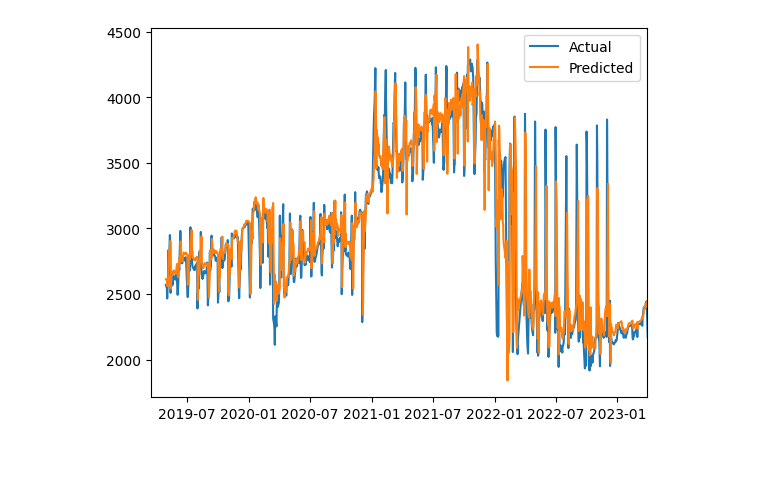
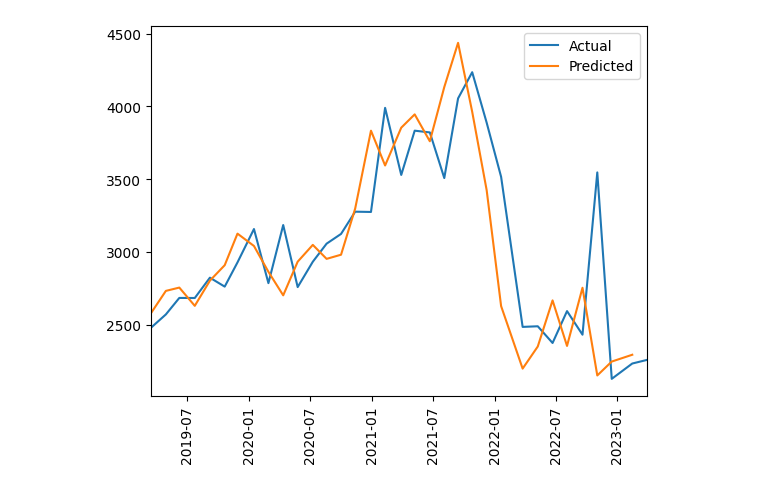
Before and after one commit to alexandrgsv/stock_prediction_models, a Jupyter notebook: MMVB_LSTM_new.ipynb, the cells around one changed output. Drawn from its saved outputs; the diff is of its cells as text; code cells hidden in the pictures; blank space fills up the shorter version.

```diff
--- a/MMVB_LSTM_new.ipynb
+++ b/MMVB_LSTM_new.ipynb
@@ -69,4 +69,4 @@ Test loss: 0.0039962055161595345
 # %%
-y_pred = model.predict(X_test)
+y_pred = model.predict(np.reshape(X_test, (-1,30,1)))
 y_pred = scaler.inverse_transform(y_pred)
 # %% [output]
@@ -74,11 +74,15 @@ y_pred = scaler.inverse_transform(y_pred)
 # %%
-plt.plot(test.index[n_steps:], test['<CLOSE>'][n_steps:], label='Actual')
-plt.plot(test.index[n_steps:], y_pred, label='Predicted')
+plt.plot(test.index[::n_steps], test['<CLOSE>'][::n_steps], label='Actual')
+plt.plot(test.index[:len(y_pred):n_steps], y_pred[:, 0][::n_steps], label='Predicted')
+
+
 plt.xlim(left=test.index[0], right=test.index[-17])
+# rotate the x-axis tick labels
+plt.xticks(rotation=90)
 
 plt.legend()
 plt.show()
 
-y_true = scaler.inverse_transform(test['close_scaled'].values.reshape(-1, 1))
+#y_true = scaler.inverse_transform(test['close_scaled'].values.reshape(-1, 1))
 # %% [output]
-[figure, old version]
+[figure, new version]
```
Also changed, not shown: parts of 6 cells of this notebook.
